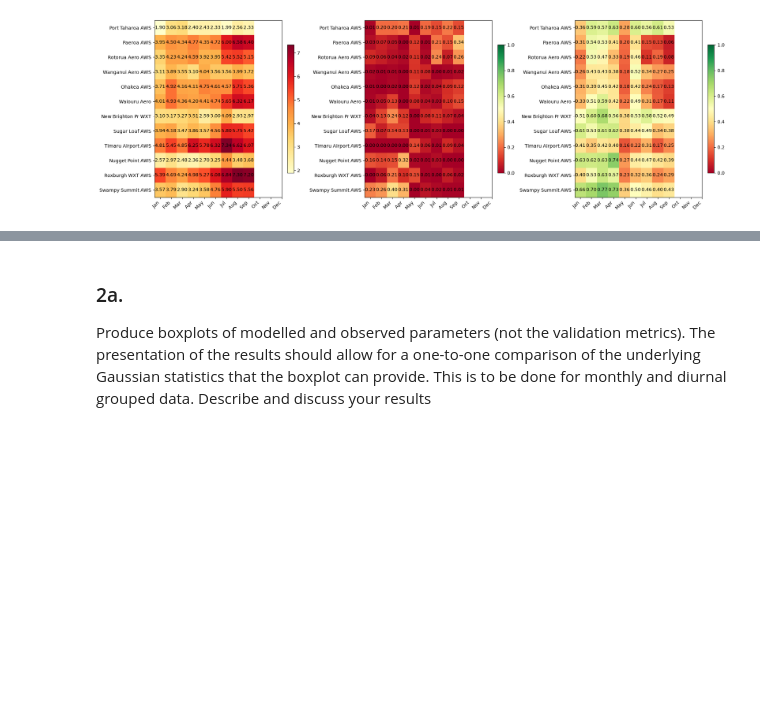
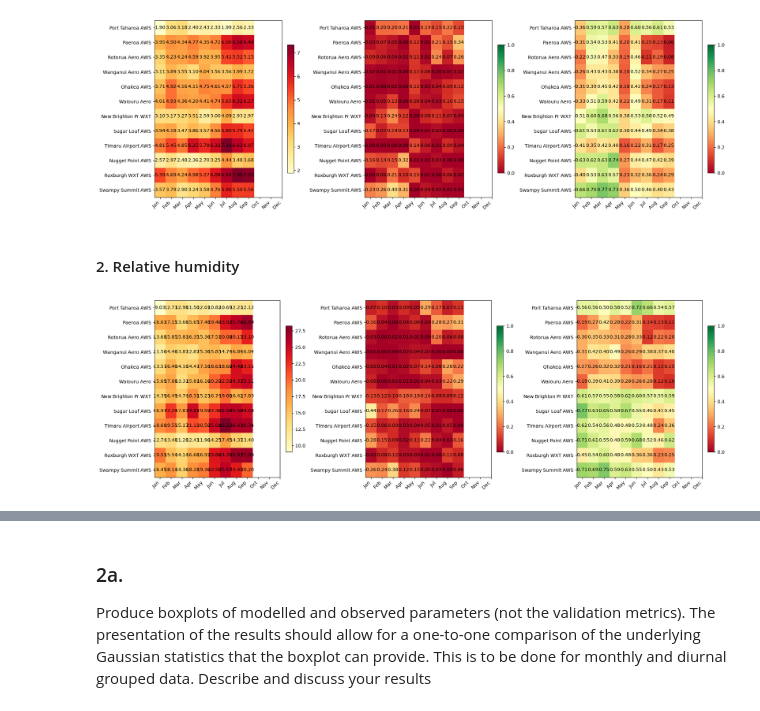
Before and after one commit to tineke-corin/GISC405, a Jupyter notebook: tco111_Ass02.ipynb, the cells around one changed output, grey strips where cells are left out. Drawn from its saved outputs; the diff is of its cells as text; code cells hidden in the pictures; blank space fills up the shorter version.

Commit message:
Three heatmaps

```diff
--- a/tco111_Ass02.ipynb
+++ b/tco111_Ass02.ipynb
@@ -874,3 +874,12 @@ temp_fig = plot_metric_heatmaps(loc_names, rmse_mat, r2_mat, ioa_mat)
 temp_fig.show()
 # %% [output]
 [figure]
+# %% [markdown]
+#### 2. Relative humidity
+# %%
+rh_monthly_stats = compute_monthly_metrics_groupby(relative_humidity_model, relative_humidity_obs, LOCATIONS)
+loc_names, rmse_mat, r2_mat, ioa_mat = matrices_from_monthly(rh_monthly_stats, LOCATIONS)
+temp_fig = plot_metric_heatmaps(loc_names, rmse_mat, r2_mat, ioa_mat)
+temp_fig.show()
+# %% [output]
+[figure, added]
```
Also changed, not shown: parts of 2 cells of this notebook.
